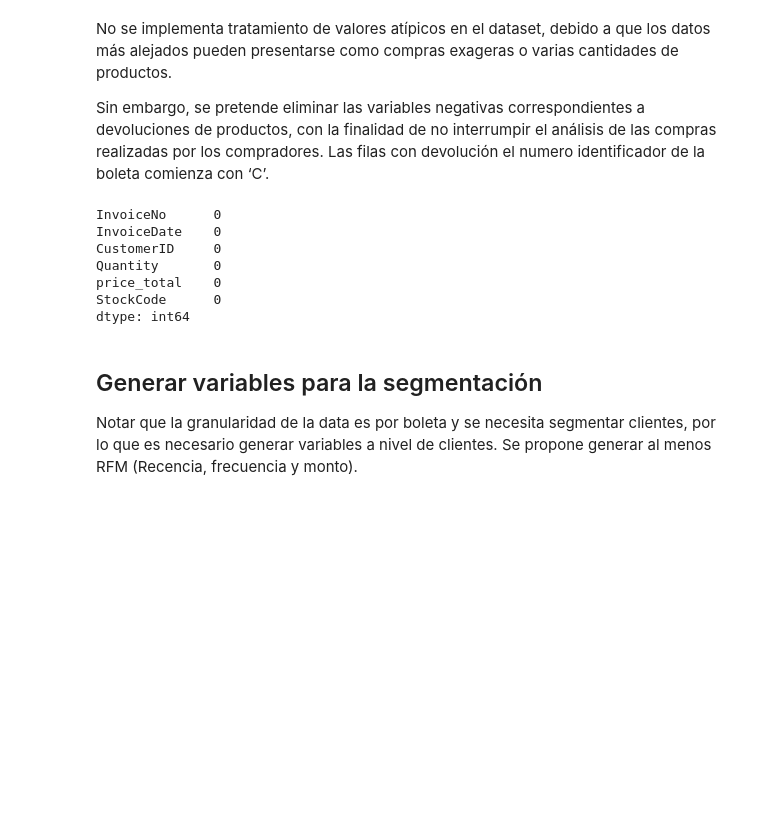
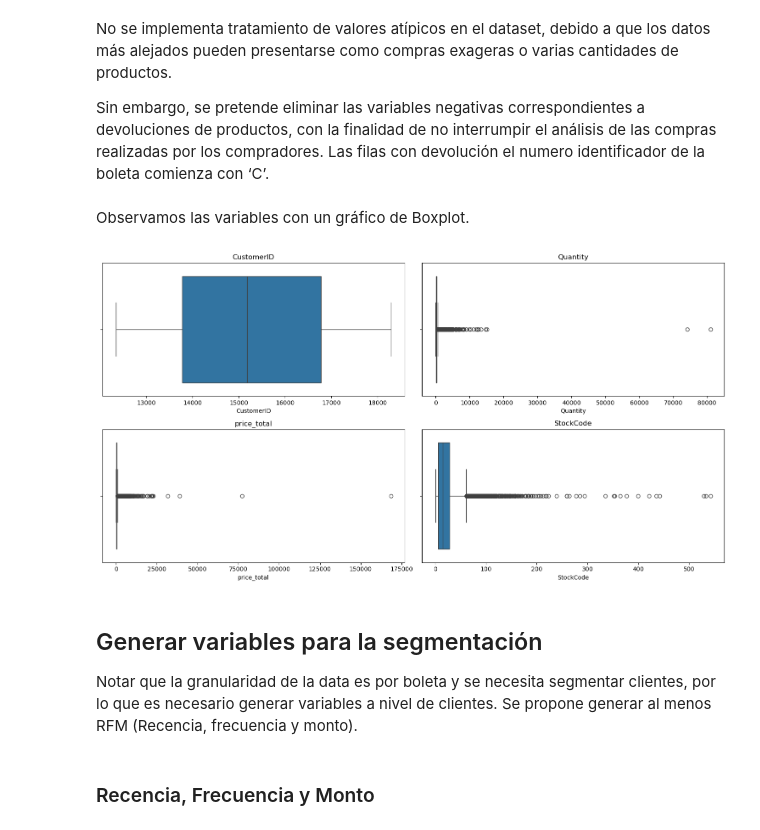
Before and after one commit to ctobar96/Latam_DataScience2024, a Jupyter notebook: Proyectos_MachineLearning/Desafio_SegmentaciónClientes/SegmentacionClientes.ipynb, the cells around one changed output. Cells and saved outputs as stored; diff of their text form; code cells hidden in the pictures; blank space fills up the shorter version.

```diff
--- a/Proyectos_MachineLearning/Desafio_SegmentaciónClientes/SegmentacionClientes.ipynb
+++ b/Proyectos_MachineLearning/Desafio_SegmentaciónClientes/SegmentacionClientes.ipynb
@@ -143,19 +143,24 @@ Sin embargo, se pretende eliminar las variables negativas correspondientes a dev
 # %%
 # Eliminar filas con devoluciones
 df_sin_devolucion = df[~df['InvoiceNo'].astype(str).str.startswith('C')]
-# %%
-# Valores nulos
-df.isnull().sum()
-# %% [output]
-InvoiceNo      0
-InvoiceDate    0
-CustomerID     0
-Quantity       0
-price_total    0
-StockCode      0
-dtype: int64
+# %% [markdown]
+Observamos las variables con un gráfico de Boxplot.
+# %%
+# Creamos un boxplot para cada variables numérica
+plt.figure(figsize=(15, 8))
+for i, col in enumerate(numeric_columns, 1):
+    plt.subplot(2, 2, i)
+    sns.boxplot(x=df_sin_devolucion[col])
+    plt.title(col)
+
+plt.tight_layout()
+plt.show()
+# %% [output]
+[figure, added]
 # %% [markdown]
 ## Generar variables para la segmentación
 Notar que la granularidad de la data es por
 boleta y se necesita segmentar clientes, por lo que es necesario generar variables a
 nivel de clientes. Se propone generar al menos RFM (Recencia, frecuencia y monto).
+# %% [markdown]
+### Recencia, Frecuencia y Monto
```
Also changed, not shown: parts of 5 cells of this notebook.
